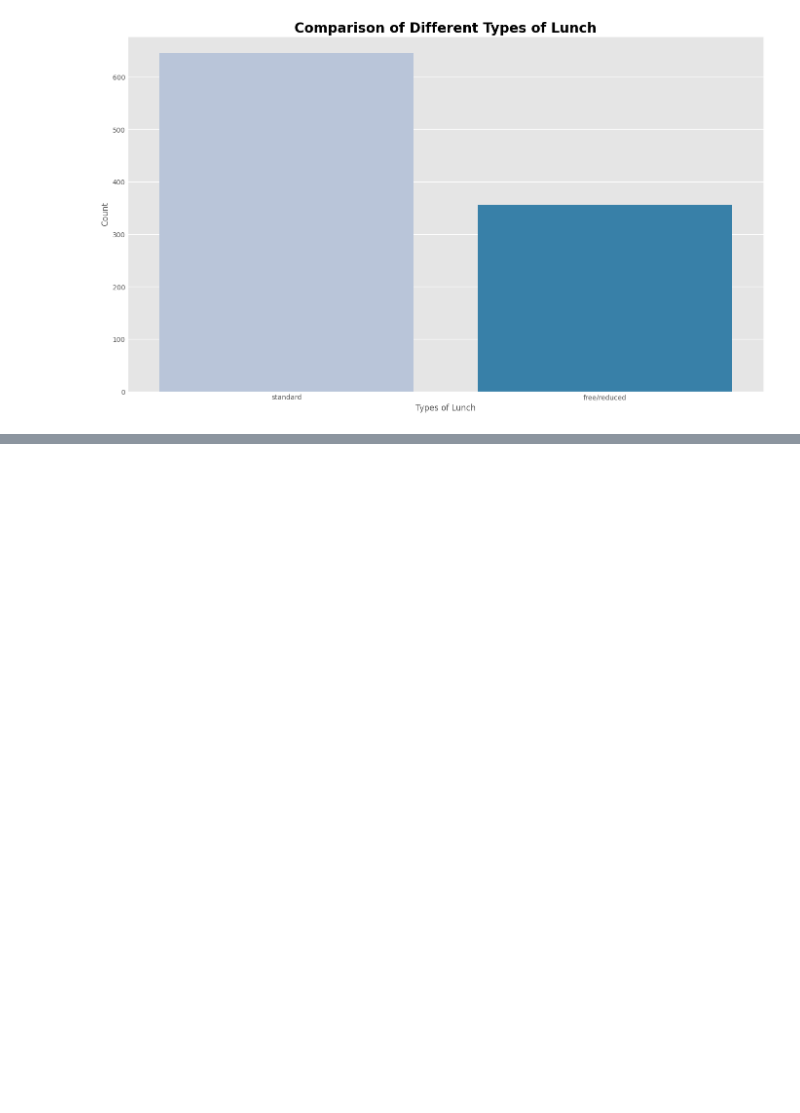
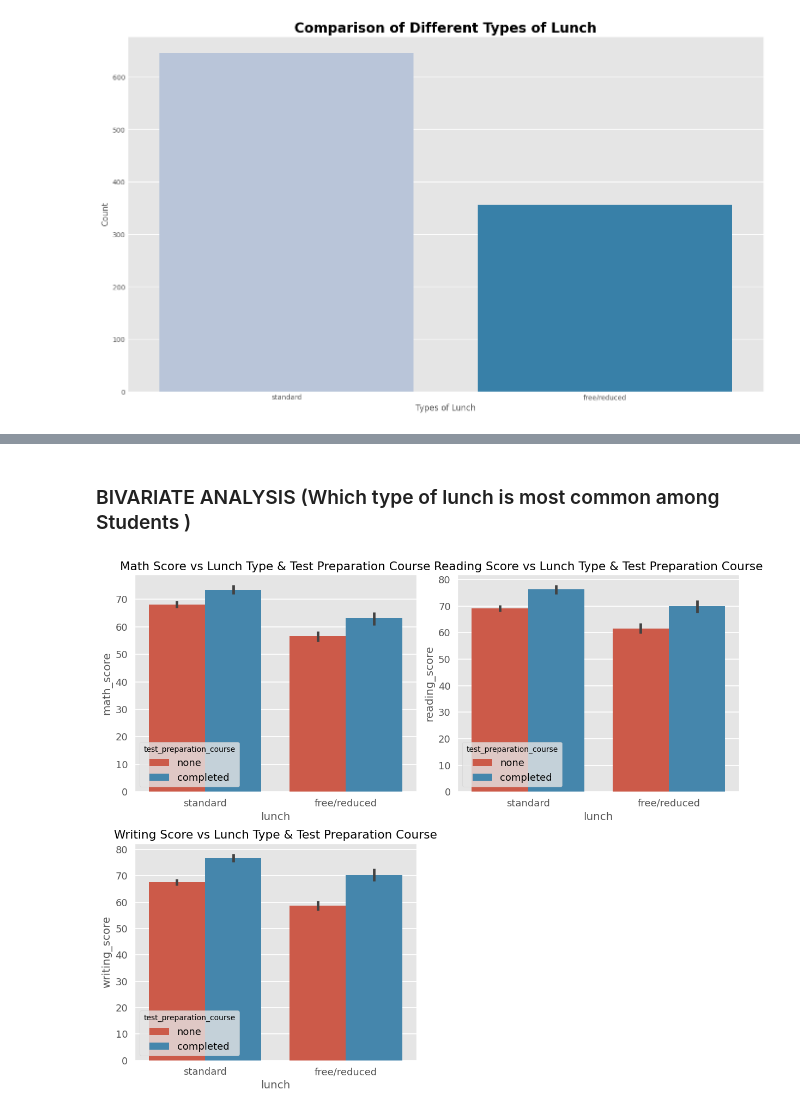
Before and after one commit to Georginh0/ML_Project, a Jupyter notebook: notebooks/EDA Student Performance.ipynb, the cells around one changed output, grey strips where cells are left out. Cells and saved outputs as stored; diff of their text form; code cells hidden in the pictures; blank space fills up the shorter version.

```diff
--- a/notebooks/EDA Student Performance.ipynb
+++ b/notebooks/EDA Student Performance.ipynb
@@ -668,0 +713,26 @@ plt.show()
+# %% [markdown]
+### BIVARIATE ANALYSIS (Which type of lunch is most common among Students )
+# %%
+plt.figure(figsize=(12, 10))
+
+#maths scores
+plt.subplot(2, 2, 1)
+sns.barplot(x=df['lunch'], y=df['math_score'], hue=df['test_preparation_course'])
+plt.title('Math Score vs Lunch Type & Test Preparation Course')
+
+# Reading Scores
+plt.subplot(2, 2, 2)
+sns.barplot(x=df['lunch'], y=df['reading_score'], hue=df['test_preparation_course'])
+plt.title('Reading Score vs Lunch Type & Test Preparation Course')
+
+# Writing score
+plt.subplot(2, 2, 3)
+sns.barplot(x=df['lunch'], y=df['writing_score'], hue=df['test_preparation_course'])
+plt.title('Writing Score vs Lunch Type & Test Preparation Course')
+
+# Adjust layout to avoid overlap
+plt.tight_layout()
+
+plt.show()
+# %% [output]
+[figure, added]
```
Also changed, not shown: parts of 12 cells of this notebook.
